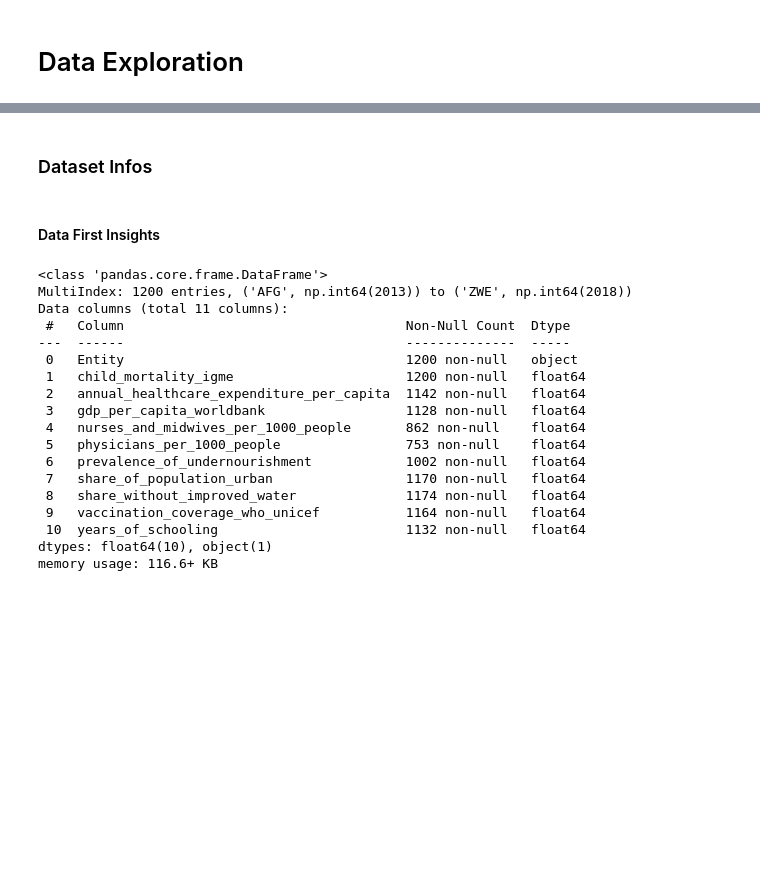
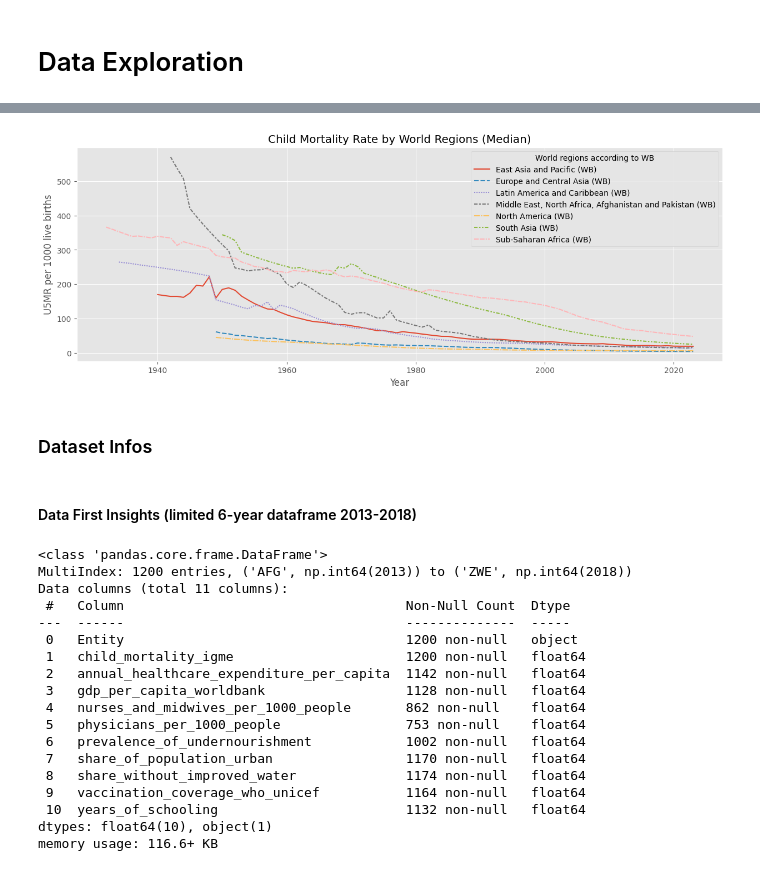
Before and after one commit to HamzahFayad/master_thesis_child_mortality, a Jupyter notebook: 01_notebooks/1_data_exploration.ipynb, the cells around one changed output, grey strips where cells are left out. Cells and saved outputs as stored; diff of their text form; code cells hidden in the pictures; blank space fills up the shorter version.

```diff
--- a/01_notebooks/1_data_exploration.ipynb
+++ b/01_notebooks/1_data_exploration.ipynb
@@ -8,10 +31,23 @@ plt.style.use('ggplot')
+# %%
+df_wr = pd.merge(raw_merged_df, world_regions, on="Code", how="left")
+# %%
+regions_groups = df_wr.groupby(["World regions according to WB", "Year"])["child_mortality_igme"].median()
+regions_groups = regions_groups.reset_index()
+# %%
+plt.figure(figsize=(15,5))
+sns.lineplot(data=regions_groups, x="Year", y="child_mortality_igme", hue="World regions according to WB", style="World regions according to WB")
+plt.ylabel("U5MR per 1000 live births")
+plt.title("Child Mortality Rate by World Regions (Median)")
+plt.show()
+# %% [output]
+[figure, added]
+# %% [markdown]
+### Dataset Infos
+# %% [markdown]
+#### Data First Insights (limited 6-year dataframe 2013-2018)
 # %%
 merged_df = pd.read_csv("../00_data/1_interim/merged_data.csv", index_col=["Code", "Year"])
 filtered_df_01 = pd.read_csv("../00_data/1_interim/filtered_data_01.csv", index_col=["Code", "Year"])
-# %% [markdown]
-### Dataset Infos
-# %% [markdown]
-#### Data First Insights
 # %%
 merged_df.info()
 # %% [output]
```
Also changed, not shown: parts of 8 cells of this notebook, 8 other files.
